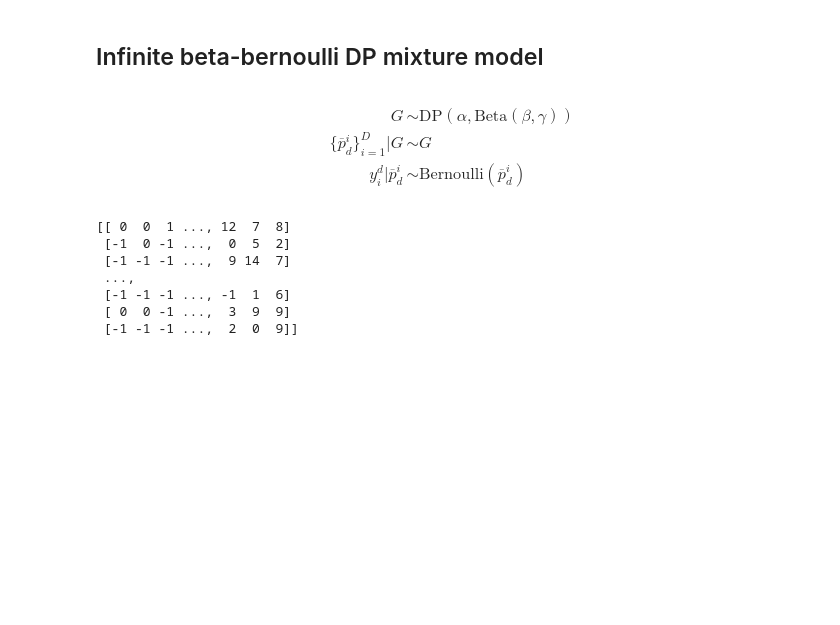
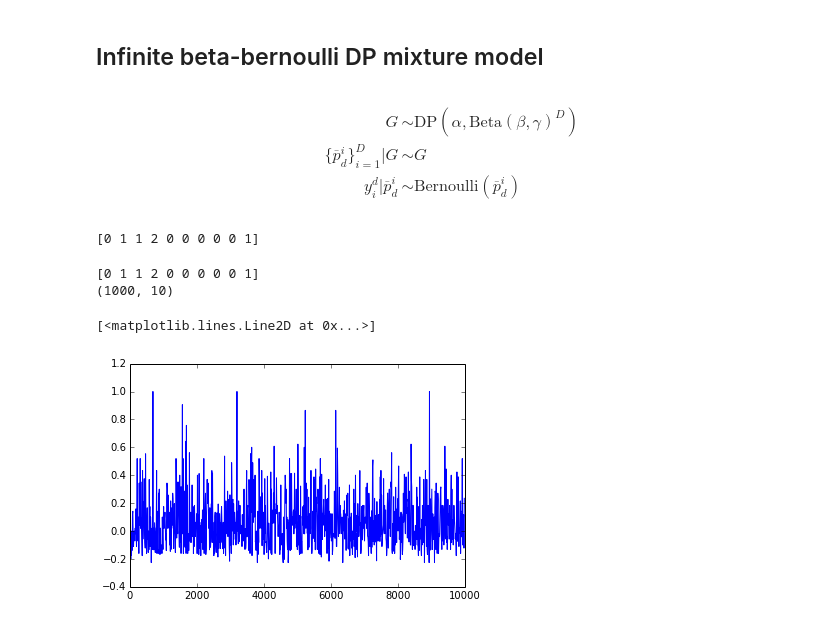
Before and after one commit to stephentu/mcmc-sandbox, a Jupyter notebook: gibbs/np-gibbs-beta-bernoulli.ipynb, the cells around one changed output. Saved outputs shown, nothing was run; the diff lists cells and outputs as text; code cells hidden in the pictures; blank space fills up the shorter version.

```diff
--- a/gibbs/np-gibbs-beta-bernoulli.ipynb
+++ b/gibbs/np-gibbs-beta-bernoulli.ipynb
@@ -51,8 +86,14 @@ print np.array([len(stickbreak(10.0)) for _ in xrange(ntrials)]).mean()
 # %%
 import gcp_util # https://code.google.com/p/haines/source/browse/gcp/wishart.py
+
 D = 2
 mu0 = np.zeros(2)
 lambda0 = 0.3
 A0 = gcp_util.random_orthonormal_matrix(D)
 psi0 = np.dot(np.dot(A0, np.diag([1.0, 0.1])), A0.T)
 nu0 = D + 2
+N = 500
+gcp_prior_sample_fn = lambda: gcp_util.sample_niw(mu0, lambda0, psi0, nu0)
+gcp_likelihood_sample_fn = lambda params: np.random.multivariate_normal(mean=params[0], cov=params[1])
+
+Y, cluster_params, cluster_counts, _ = DPMM_generate_samples(N, D, 0.3, gcp_prior_sample_fn, gcp_likelihood_sample_fn)
@@ -125,7 +128,7 @@ plt.plot(Y[:,0], Y[:,1], 'x')
 ## Infinite beta-bernoulli DP mixture model
 # %% [markdown]
 \begin{align*}
-    G &\sim \textrm{DP}(\alpha, \textrm{Beta}(\beta, \gamma)) \\
+    G &\sim \textrm{DP}(\alpha, \textrm{Beta}(\beta, \gamma)^{D}) \\
     \{\overline{p}_{d}^i\}_{i=1}^{D} | G &\sim G \\
     y_i^d | \overline{p}_{d}^i &\sim \textrm{Bernoulli}(\overline{p}_{d}^i)
 \end{align*}
@@ -203,8 +206,11 @@ def gibbs_infinite_beta_bernoulli(Y, alpha, beta, gamma, niters, assertions=Fals
             # now check if the old ci is an empty cluster we need to clean up
             if reusing and cnts[ci] == 0:
                 # need to clean up
-                cnts = np.hstack((cnts[:ci], cnts[ci+1:]))
-                sums = np.hstack((sums[:,:ci], sums[:,ci+1:]))
+                #cnts = np.hstack((cnts[:ci], cnts[ci+1:]))
+                #sums = np.hstack((sums[:,:ci], sums[:,ci+1:]))
+                cnts = np.delete(cnts, ci)
+                sums = np.delete(sums, ci, axis=1)
+
                 # shift the indices down
                 assignments[assignments >= ci] -= 1
 
@@ -220,24 +226,32 @@ def gibbs_infinite_beta_bernoulli(Y, alpha, beta, gamma, niters, assertions=Fals
     return history
 # %%
 alpha, beta, gamma = 2., 1., 1.
-D = 5
-N = 100
+D = 10
+N = 10
 def bernoulli(p):
     return 1 if np.random.random() <= p else 0
 bb_prior_sample_fn = lambda: np.random.beta(beta, gamma, size=D)
 bb_likelihood_sample_fn = lambda params: map(bernoulli, params)
 
-Y, cluster_params, cluster_counts = DPMM_generate_samples(N, D, alpha, bb_prior_sample_fn, bb_likelihood_sample_fn, dtype=np.int64)
+Y, cluster_params, cluster_counts, cluster_assigns = \
+    DPMM_generate_samples(N, D, alpha, bb_prior_sample_fn, bb_likelihood_sample_fn, dtype=np.int64)
+print cluster_assigns
+# %% [output]
+[0 1 1 2 0 0 0 0 0 1]
 # %%
-
-chain = gibbs_infinite_beta_bernoulli(Y, alpha, beta, gamma, 100)
+chain = gibbs_infinite_beta_bernoulli(Y, alpha, beta, gamma, 10000)
-# %%
-print chain
-# %% [output]
-[[ 0  0  1 ..., 12  7  8]
- [-1  0 -1 ...,  0  5  2]
- [-1 -1 -1 ...,  9 14  7]
- ...,
- [-1 -1 -1 ..., -1  1  6]
- [ 0  0 -1 ...,  3  9  9]
- [-1 -1 -1 ...,  2  0  9]]
+# %%
+print cluster_assigns
+
+skip = 10
+skipped_chain = chain[::skip]
+print skipped_chain.shape
+
+from sklearn.metrics import adjusted_rand_score
+scores = [adjusted_rand_score(cluster_assigns, c) for c in skipped_chain]
+plt.plot(range(0, chain.shape[0], skip), scores)
+# %% [output]
+[0 1 1 2 0 0 0 0 0 1]
+(1000, 10)
+[<matplotlib.lines.Line2D at 0x...>]
+[figure, added]
```
Also changed, not shown: parts of 3 cells of this notebook.
